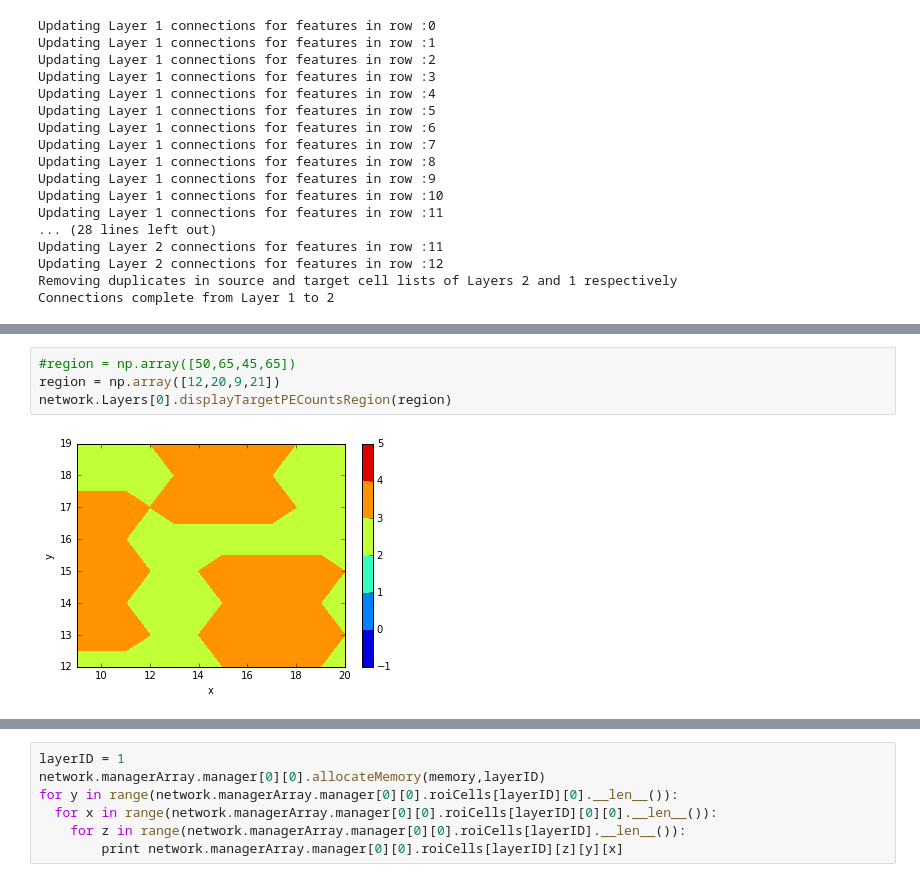
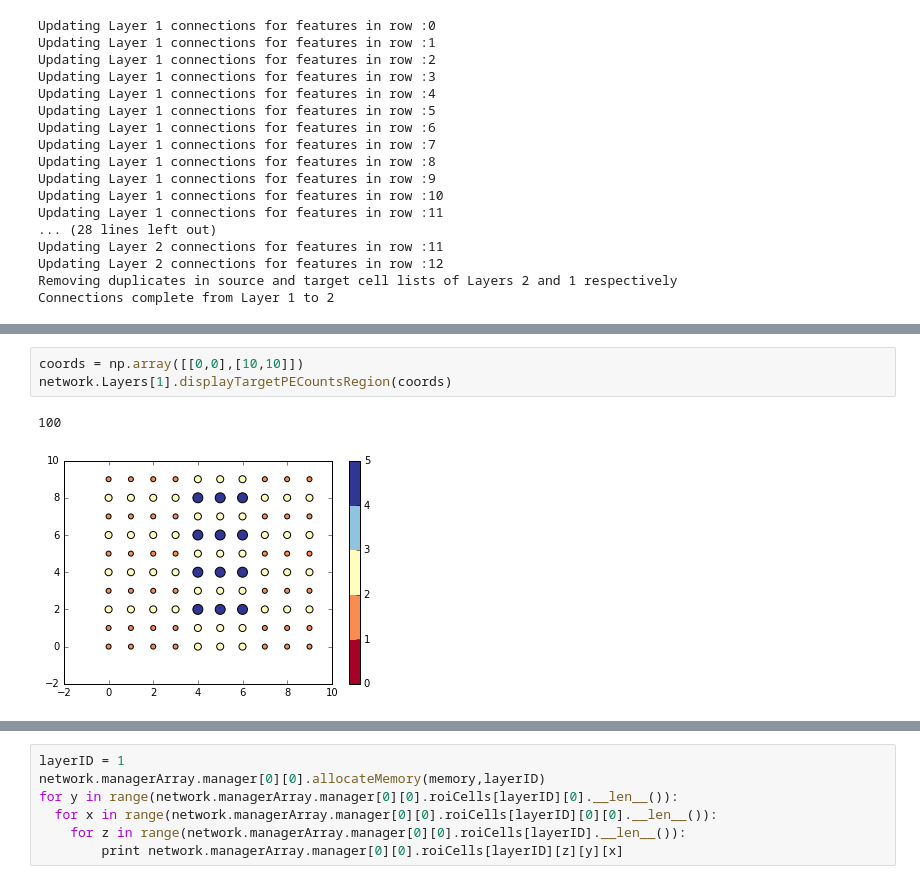
Before and after one commit to lbbaker5900/ece-cortical-MainResearch, a Jupyter notebook: python/DNNconnectivity/dnnConnectivityAndMemoryAllocation.ipynb, the cells around one changed output, grey strips where cells are left out. Saved outputs shown, nothing was run; the diff lists cells and outputs as text.

```diff
--- a/python/DNNconnectivity/dnnConnectivityAndMemoryAllocation.ipynb
+++ b/python/DNNconnectivity/dnnConnectivityAndMemoryAllocation.ipynb
@@ -101,7 +85,7 @@ np.set_printoptions(threshold=1000)
-# %%
-#region = np.array([50,65,45,65])
-region = np.array([12,20,9,21])
-network.Layers[0].displayTargetPECountsRegion(region)
-# %% [output]
-[figure, removed]
+# %%
+coords = np.array([[0,0],[10,10]])
+network.Layers[1].displayTargetPECountsRegion(coords)
+# %% [output]
+100
+[figure, added]
 # %%
```
Also changed, not shown: parts of 5 cells of this notebook, 1 other file.
